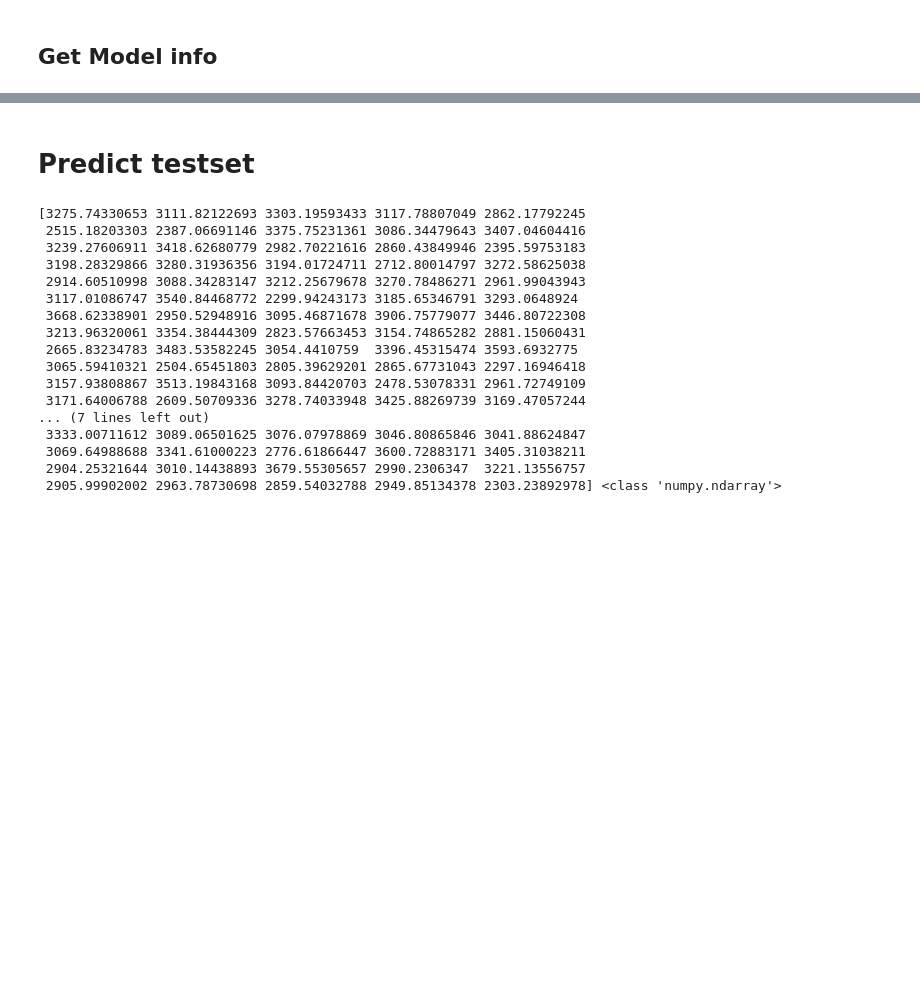
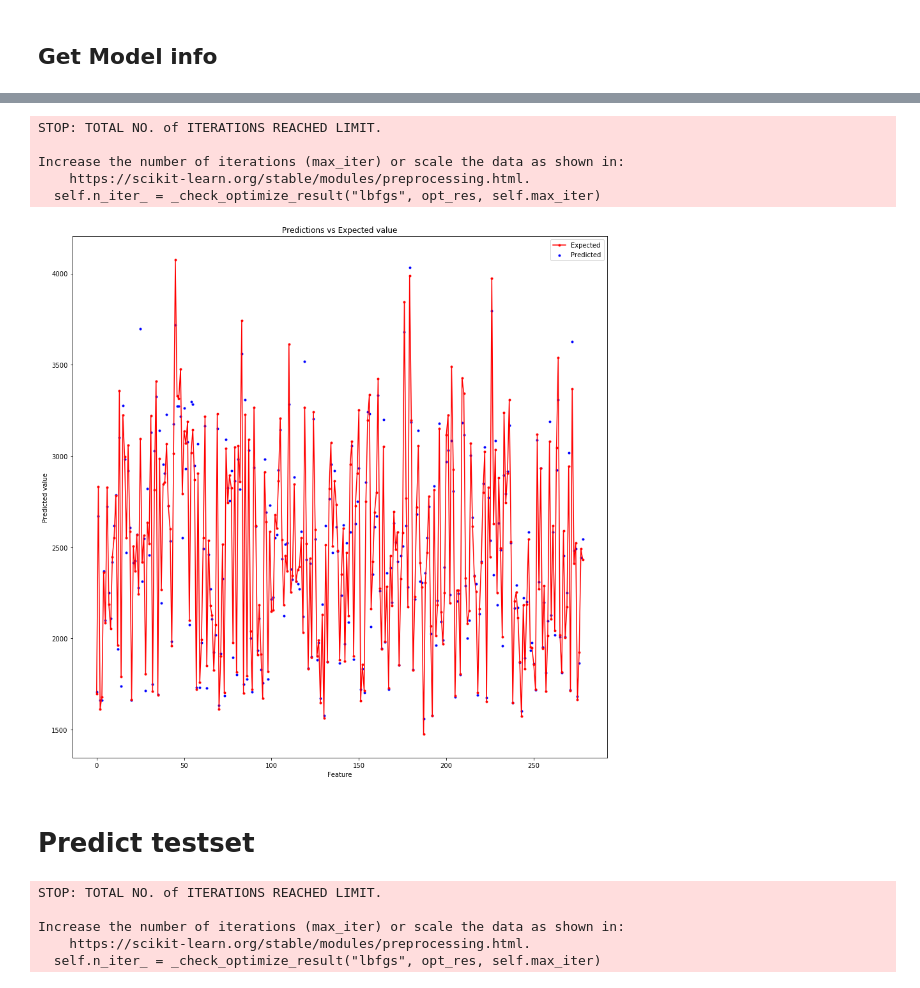
Before and after one commit to FredrikM97/Learning_systems, a Jupyter notebook: Labs/Project/task3.ipynb, the cells around one changed output, grey strips where cells are left out. Saved outputs shown, nothing was run; the diff lists cells and outputs as text; code cells hidden in the pictures; blank space fills up the shorter version.

```diff
--- a/Labs/Project/task3.ipynb
+++ b/Labs/Project/task3.ipynb
@@ -160,22 +186,20 @@ validate_curve(grid, input_train_fs, target_train,scoring=scoring, k=k)
+# %%
+display_model_predict(grid, input_train_fs, target_train, filedir=filedir, taskname=taskname)
+# %% [output]
+STOP: TOTAL NO. of ITERATIONS REACHED LIMIT.
+
+Increase the number of iterations (max_iter) or scale the data as shown in:
+    https://scikit-learn.org/stable/modules/preprocessing.html.
+  self.n_iter_ = _check_optimize_result("lbfgs", opt_res, self.max_iter)
+[figure, added]
 # %% [markdown]
 # Predict testset
 # %%
-model = predict_model(grid, input_train_fs, target_train, input_test_fs)
+_,predict = predict_model(grid, input_train_fs, target_train, input_test_fs)
+print(predict)
 # %% [output]
-[3275.74330653 3111.82122693 3303.19593433 3117.78807049 2862.17792245
- 2515.18203303 2387.06691146 3375.75231361 3086.34479643 3407.04604416
- 3239.27606911 3418.62680779 2982.70221616 2860.43849946 2395.59753183
- 3198.28329866 3280.31936356 3194.01724711 2712.80014797 3272.58625038
- 2914.60510998 3088.34283147 3212.25679678 3270.78486271 2961.99043943
- 3117.01086747 3540.84468772 2299.94243173 3185.65346791 3293.0648924
- 3668.62338901 2950.52948916 3095.46871678 3906.75779077 3446.80722308
- 3213.96320061 3354.38444309 2823.57663453 3154.74865282 2881.15060431
- 2665.83234783 3483.53582245 3054.4410759  3396.45315474 3593.6932775
- 3065.59410321 2504.65451803 2805.39629201 2865.67731043 2297.16946418
- 3157.93808867 3513.19843168 3093.84420703 2478.53078331 2961.72749109
- 3171.64006788 2609.50709336 3278.74033948 3425.88269739 3169.47057244
-... (7 lines left out)
- 3333.00711612 3089.06501625 3076.07978869 3046.80865846 3041.88624847
- 3069.64988688 3341.61000223 2776.61866447 3600.72883171 3405.31038211
- 2904.25321644 3010.14438893 3679.55305657 2990.2306347  3221.13556757
- 2905.99902002 2963.78730698 2859.54032788 2949.85134378 2303.23892978] <class 'numpy.ndarray'>
+STOP: TOTAL NO. of ITERATIONS REACHED LIMIT.
+
+Increase the number of iterations (max_iter) or scale the data as shown in:
+    https://scikit-learn.org/stable/modules/preprocessing.html.
+  self.n_iter_ = _check_optimize_result("lbfgs", opt_res, self.max_iter)
```
Also changed, not shown: parts of 15 cells of this notebook, 43 other files.
